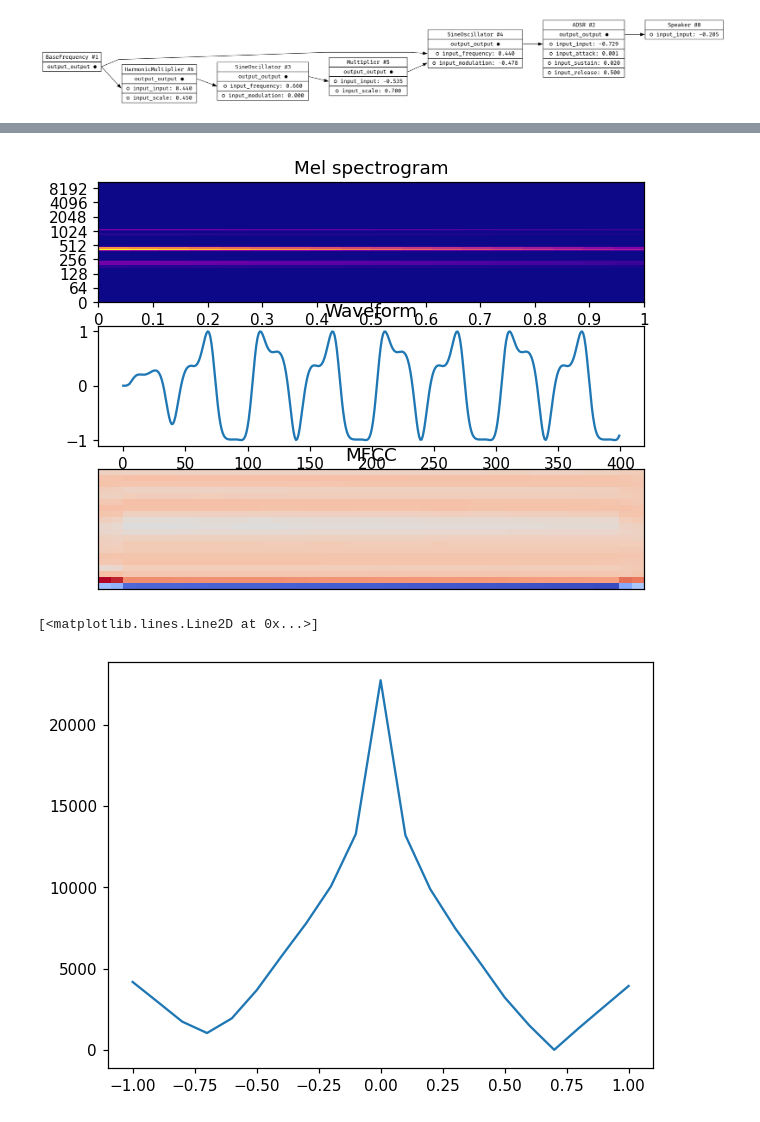
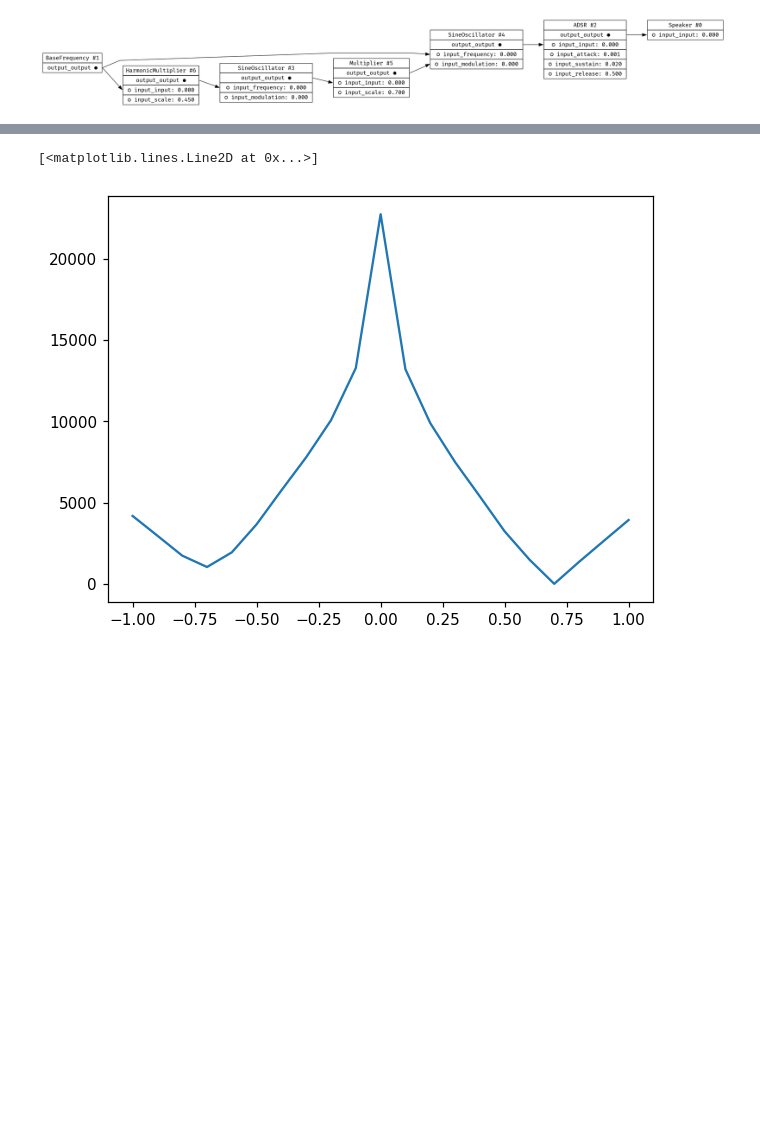
Before and after one commit to Wint3rmute/luthier, a Jupyter notebook: rust.ipynb, the cells around one changed output, grey strips where cells are left out. Cells and saved outputs as stored; diff of their text form; code cells hidden in the pictures; blank space fills up the shorter version.

Commit message:
Implement get and set all graph inputs

```diff
--- a/rust.ipynb
+++ b/rust.ipynb
@@ -36,37 +46,44 @@ def one_operator_fm():
     graph = DspGraph()
 
     modulator = graph.add_sine(SineOscillator())
     _carrier = SineOscillator()
     # _carrier.inputs.modulation_index = 0.05
     carrier = graph.add_sine(_carrier)
 
     mod_index_scaler = graph.add_multiplier(Multiplier())
     mod_freq_mult = graph.add_harmonic_multiplier(HarmonicMultiplier())
 
     graph.set_input(mod_index_scaler, "input_scale", 0.70)
     graph.set_input(mod_freq_mult, "input_scale", 0.45)
     graph.set_input(graph.amp_adsr_node_id , "input_attack", 0.001)
     graph.set_input(graph.amp_adsr_node_id , "input_sustain", 0.02)
     graph.set_input(graph.amp_adsr_node_id , "input_release", 0.5)
 
     graph.patch(carrier, "output_output", 2, "input_input")
     graph.patch(graph.base_frequency_node_id, "output_output", carrier, "input_frequency")
     graph.patch(graph.base_frequency_node_id, "output_output", mod_freq_mult, "input_input" )
     graph.patch(mod_freq_mult, "output_output", modulator, "input_frequency")
     graph.patch(modulator, "output_output", mod_index_scaler, "input_input")
     graph.patch(mod_index_scaler, "output_output", carrier, "input_modulation")
 
     return graph
 
 target_graph = one_operator_fm()
 
-target_audio = Sample(target_graph.play(num_samples = SAMPLE_RATE))
+inputs = target_graph.get_inputs()
+# inputs[0] = 2137
+target_graph.assign_inputs(inputs)
+target_graph.get_inputs()
 display(Image(target_graph.draw()))
 
-fig, (ax1, ax2, ax3) = plt.subplots(3, 1, sharex=False, sharey=False)
-target_audio.plot_spectrogram(ax1)
-target_audio.plot_waveform(ax2)
-target_audio.plot_mfcc(ax3)
-target_audio.show_player()
+# target_audio = Sample(target_graph.play(num_samples = SAMPLE_RATE))
+# display(Image(target_graph.draw()))
+
+# fig, (ax1, ax2, ax3) = plt.subplots(3, 1, sharex=False, sharey=False)
+# target_audio.plot_spectrogram(ax1)
+# target_audio.plot_waveform(ax2)
+# target_audio.plot_mfcc(ax3)
+# target_audio.show_player()
+# target_graph.num_inputs()
 # %% [output]
-[figure, old version]
+[figure, new version]
@@ -74,4 +90,3 @@ target_audio.show_player()
-[figure, removed]
 # %%
 mod_strengths = [ a / 100 for a in range(-100, 101, 10) ]
 # results = []
```
Also changed, not shown: parts of 6 cells of this notebook, 4 other files.
